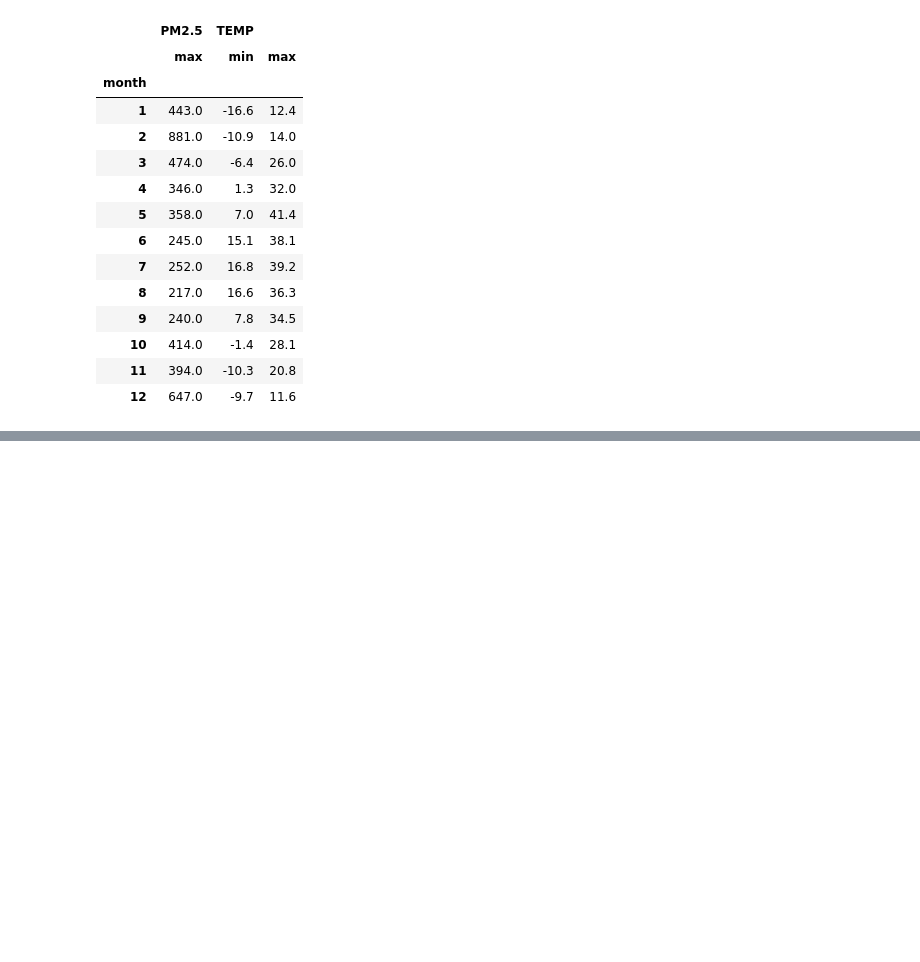
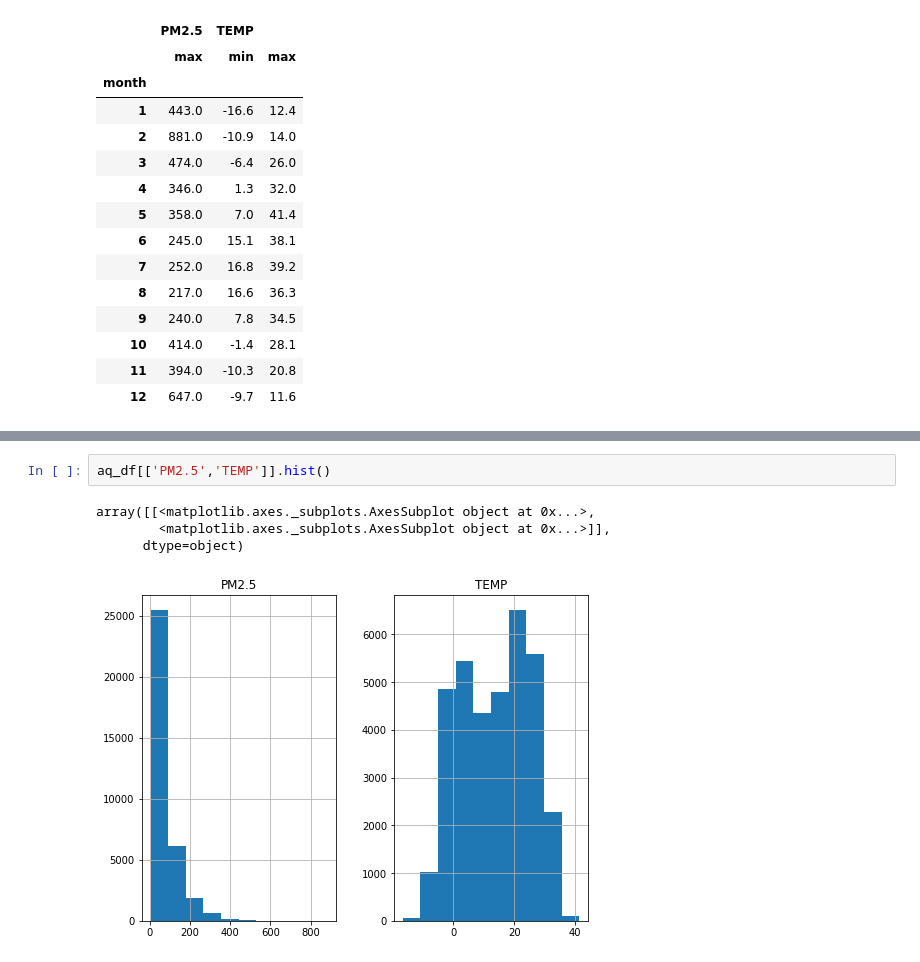
Before and after one commit to hima9/TimeSeries, a Jupyter notebook: timeseries.ipynb, the cells around one changed output, grey strips where cells are left out. Cells and saved outputs as stored; diff of their text form; blank space fills up the shorter version.

```diff
--- a/timeseries.ipynb
+++ b/timeseries.ipynb
@@ -292,0 +302,7 @@ aq_df['2014':'2016'][['month','PM2.5','TEMP']].groupby('month').agg({'PM2.5':['m
+# %%
+aq_df[['PM2.5','TEMP']].hist()
+# %% [output]
+array([[<matplotlib.axes._subplots.AxesSubplot object at 0x...>,
+        <matplotlib.axes._subplots.AxesSubplot object at 0x...>]],
+      dtype=object)
+[figure, added]
```
Also changed, not shown: parts of 30 cells of this notebook.
